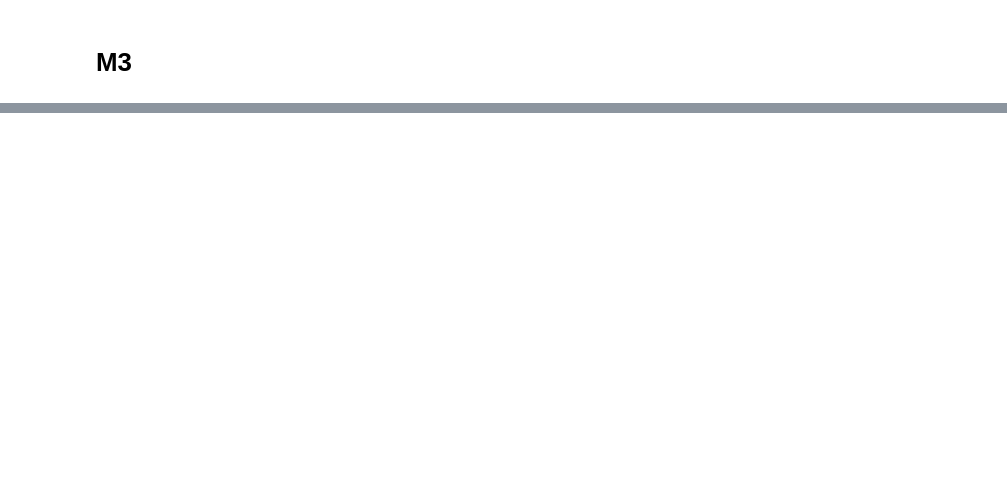
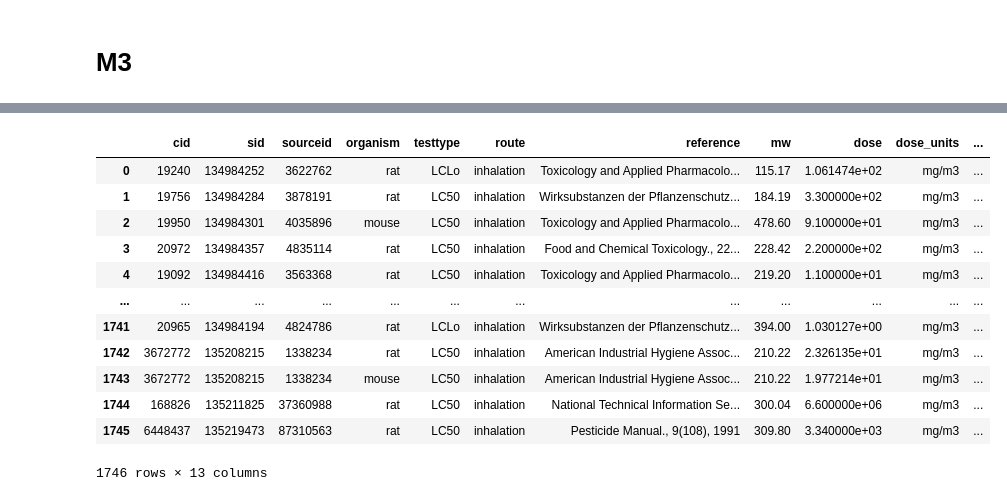
Before and after one commit to UmbrellaLeaf5/DrugDesign_data_analysis, a Jupyter notebook: filtering_toxicity.ipynb, the cells around one changed output, grey strips where cells are left out. Cells and saved outputs as stored; diff of their text form; code cells hidden in the pictures; blank space fills up the shorter version.

```diff
--- a/filtering_toxicity.ipynb
+++ b/filtering_toxicity.ipynb
@@ -104,3 +105,14 @@ for u_organism in unique_organisms:
 # %%
 m3_df = pd.read_csv(f"{toxicity_config["results_folder_name"]}/{toxicity_config["combined_file_name"]}_m3.csv",
 sep=config["csv_separator"], low_memory=False)
+
+unique_organisms = m3_df["organism"].unique()
+v_logger.info(f"Unique organism: {unique_organisms}")
+
+m3_df["time_period"] = m3_df["time_period"].replace(np.nan, "no_exact_time")
+
+unique_time_periods = m3_df["time_period"].unique()
+v_logger.info(f"Unique time_period: {unique_time_periods}")
+
+m3_df
+# %% [output]
@@ -106,0 +123,13 @@ sep=config["csv_separator"], low_memory=False)
+|  | cid | sid | sourceid | organism | testtype | route | reference | mw | dose | dose_units | ... |
+| 0 | 19240 | 134984252 | 3622762 | rat | LCLo | inhalation | Toxicology and Applied Pharmacolo... | 115.17 | 1.061474e+02 | mg/m3 | ... |
+| 1 | 19756 | 134984284 | 3878191 | rat | LC50 | inhalation | Wirksubstanzen der Pflanzenschutz... | 184.19 | 3.300000e+02 | mg/m3 | ... |
+| 2 | 19950 | 134984301 | 4035896 | mouse | LC50 | inhalation | Toxicology and Applied Pharmacolo... | 478.60 | 9.100000e+01 | mg/m3 | ... |
+| 3 | 20972 | 134984357 | 4835114 | rat | LC50 | inhalation | Food and Chemical Toxicology., 22... | 228.42 | 2.200000e+02 | mg/m3 | ... |
+| 4 | 19092 | 134984416 | 3563368 | rat | LC50 | inhalation | Toxicology and Applied Pharmacolo... | 219.20 | 1.100000e+01 | mg/m3 | ... |
+| ... | ... | ... | ... | ... | ... | ... | ... | ... | ... | ... | ... |
+| 1741 | 20965 | 134984194 | 4824786 | rat | LCLo | inhalation | Wirksubstanzen der Pflanzenschutz... | 394.00 | 1.030127e+00 | mg/m3 | ... |
+| 1742 | 3672772 | 135208215 | 1338234 | rat | LC50 | inhalation | American Industrial Hygiene Assoc... | 210.22 | 2.326135e+01 | mg/m3 | ... |
+| 1743 | 3672772 | 135208215 | 1338234 | mouse | LC50 | inhalation | American Industrial Hygiene Assoc... | 210.22 | 1.977214e+01 | mg/m3 | ... |
+| 1744 | 168826 | 135211825 | 37360988 | rat | LC50 | inhalation | National Technical Information Se... | 300.04 | 6.600000e+06 | mg/m3 | ... |
+| 1745 | 6448437 | 135219473 | 87310563 | rat | LC50 | inhalation | Pesticide Manual., 9(108), 1991 | 309.80 | 3.340000e+03 | mg/m3 | ... |
+1746 rows × 13 columns
```
Also changed, not shown: parts of 6 cells of this notebook.
